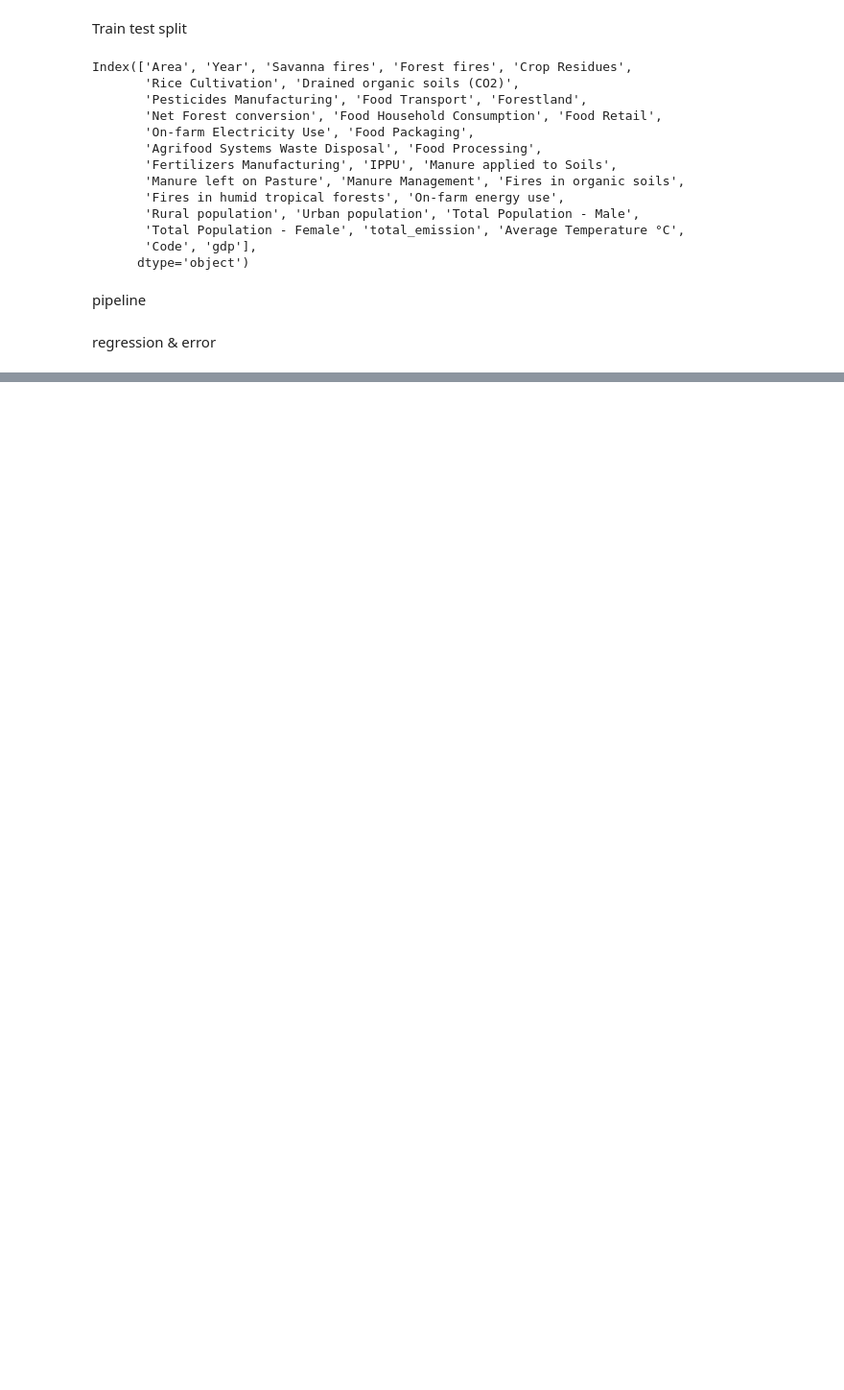
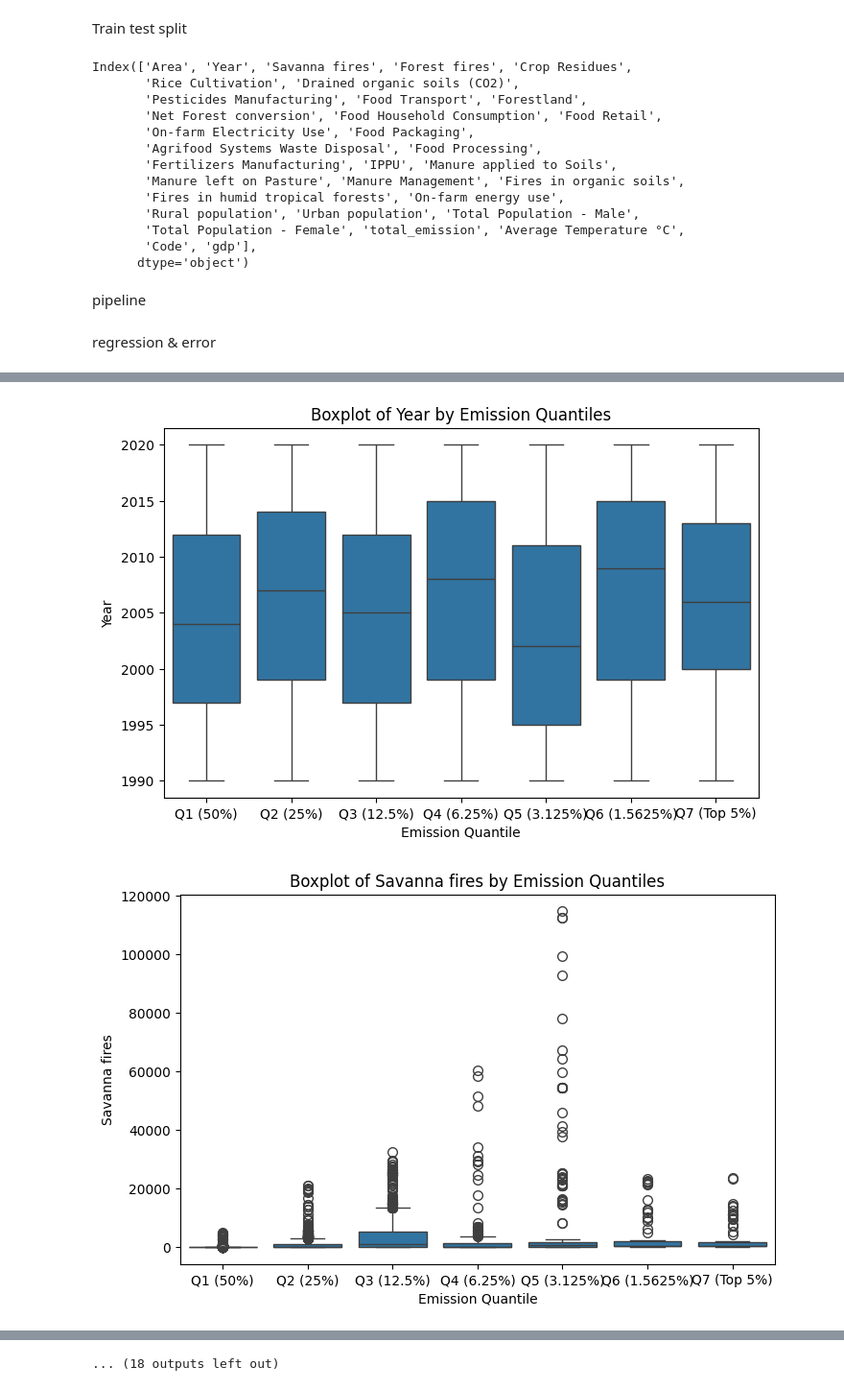
Before and after one commit to JuliaPPfeiffer/DS3001-Project, a Jupyter notebook: regression.ipynb, the cells around one changed output, grey strips where cells are left out. Shown at 96% size. Cells and saved outputs as stored; diff of their text form; code cells hidden in the pictures; blank space fills up the shorter version.

```diff
--- a/regression.ipynb
+++ b/regression.ipynb
@@ -154,0 +232,19 @@ plt.show()
+# %%
+#These plots show the distribution of the column values for the differnt levels of total emission.
+#Can be used to see which values have the largest range for differnet amount of emissions.
+#Some of the graphs are heavily skewed due to outliers, but that is expected for vlaues such as Fires in Tropical Forests due to how specific it is.
+
+quantiles = [0, 0.5, 0.75, 0.875, 0.9375, 0.96875, 0.984375, 1]
+labels = ['Q1 (50%)', 'Q2 (25%)', 'Q3 (12.5%)', 'Q4 (6.25%)', 'Q5 (3.125%)', 'Q6 (1.5625%)', 'Q7 (Top 5%)']
+agri_gdp_tr['emission_quantile'] = pd.cut(agri_gdp_tr['total_emission'], bins=[0] + [agri_gdp_tr['total_emission'].quantile(q) for q in quantiles[1:]], labels=labels)
+
+for col in num_col:
+    plt.figure(figsize=(8, 5))
+    sns.boxplot(data=agri_gdp_tr, x='emission_quantile', y=col, fliersize=7, whis=1.5)
+    plt.title(f"Boxplot of {col} by Emission Quantiles")
+    plt.xlabel("Emission Quantile")
+    plt.ylabel(col)
+    plt.show()
+# %% [output]
+[figure, added]
+[figure, added]
@@ -154,0 +261 @@ plt.show()
+... (18 outputs left out)
```
Also changed, not shown: parts of 11 cells of this notebook.
